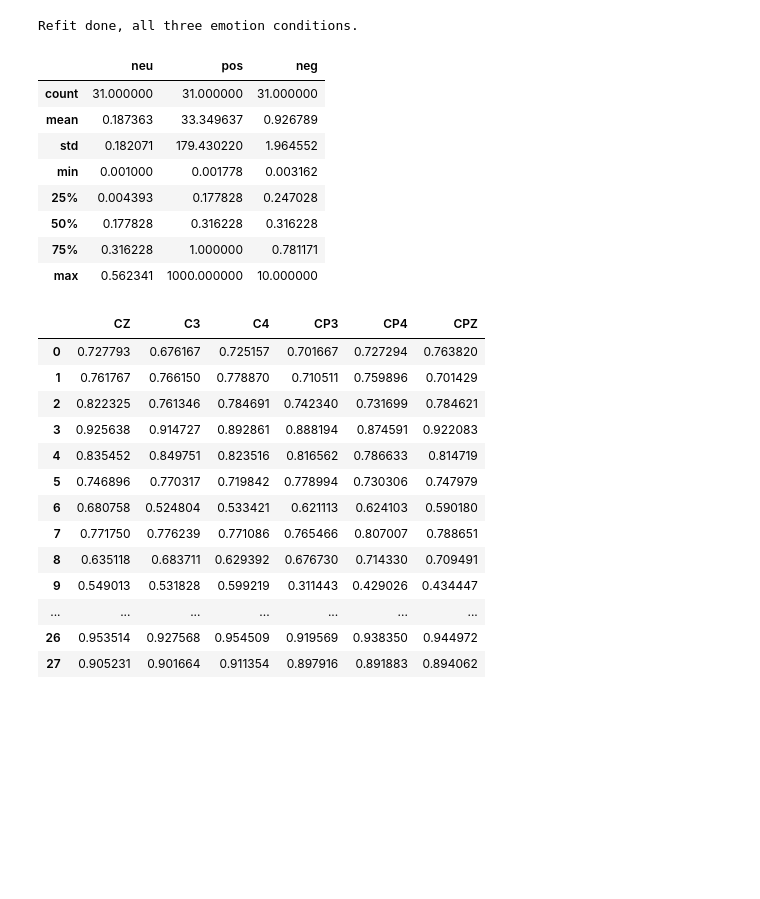
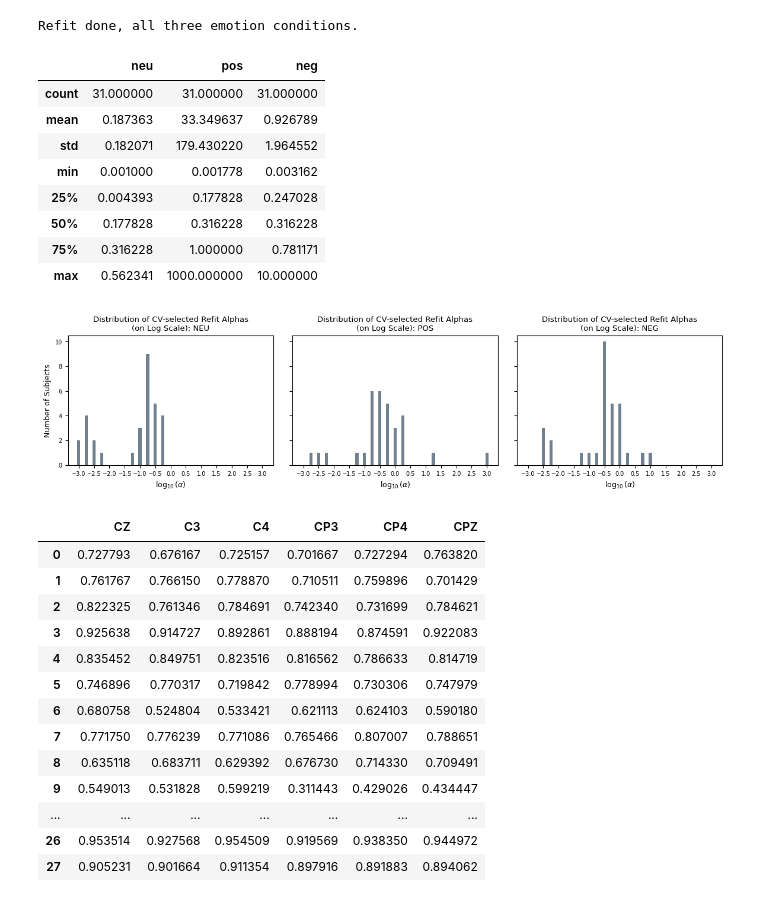
Before and after one commit to amandalin047/Updating_rERP_2023, a Jupyter notebook: deconvolution/deconv_v4.ipynb, the cells around one changed output. Drawn from its saved outputs; the diff is of its cells as text; code cells hidden in the pictures; blank space fills up the shorter version.

```diff
--- a/deconvolution/deconv_v4.ipynb
+++ b/deconvolution/deconv_v4.ipynb
@@ -736,20 +777,40 @@ for j in range(arr_of_epochs_with_emo.shape[1]):
 print("Refit done, all three emotion conditions.")
 # %% [output]
 Refit done, all three emotion conditions.
-# %%
-inspect_refit_alphas = pd.DataFrame({emo: [float(obj.refit_alpha) for obj in refit_with_emo[emo][1]]
-                                                                  for emo in emotions})
-display(inspect_refit_alphas.describe())
-# %% [output]
-|  | neu | pos | neg |
-| count | 31.000000 | 31.000000 | 31.000000 |
-| mean | 0.187363 | 33.349637 | 0.926789 |
-| std | 0.182071 | 179.430220 | 1.964552 |
-| min | 0.001000 | 0.001778 | 0.003162 |
-| 25% | 0.004393 | 0.177828 | 0.247028 |
-| 50% | 0.177828 | 0.316228 | 0.316228 |
-| 75% | 0.316228 | 1.000000 | 0.781171 |
-| max | 0.562341 | 1000.000000 | 10.000000 |
+# %%
+inspect_refit_alphas = pd.DataFrame({emo: [float(obj.refit_alpha) for obj in refit_with_emo[emo][1]]
+                                                                  for emo in emotions})
+display(inspect_refit_alphas.describe())
+
+alpha_counts_dict = [dict(inspect_refit_alphas[emo].value_counts()) for emo in emotions]
+alpha_counts_dict = [{np.log10(k): int(v) for k, v in d.items()} for d in alpha_counts_dict]
+to_merge = [{k: 0 for k in np.log10(alpha_range) if k not in d} for d in alpha_counts_dict]
+alpha_counts_dict = [pd.Series((d | m)).sort_index() for d, m in zip(alpha_counts_dict, to_merge)]
+
+fig, axes = plt.subplots(1, 3, figsize=(12, 3.5), sharey=True, sharex=True)
+for ax, d, emo in zip(axes, alpha_counts_dict, emotions):
+    ax.bar(d.index,
+           d.values,
+           color="slategrey",
+           width=0.1)
+    ax.set_xlabel(r"$\log_{10}(\alpha)$", fontsize=9.0)
+    ax.tick_params(axis="both", which="major", labelsize=7.0)
+    ax.set_title(f"Distribution of CV-selected Refit Alphas\n(on Log Scale): {emo.upper()}", fontsize=9.5)
+    ax.set_xticks(np.arange(-3, 3.1, 0.5))
+    ax.yaxis.set_major_locator(MaxNLocator(integer=True))
+axes[0].set_ylabel("Number of Subjects", fontsize=9.0)
+fig.tight_layout(pad=2)
+# %% [output]
+|  | neu | pos | neg |
+| count | 31.000000 | 31.000000 | 31.000000 |
+| mean | 0.187363 | 33.349637 | 0.926789 |
+| std | 0.182071 | 179.430220 | 1.964552 |
+| min | 0.001000 | 0.001778 | 0.003162 |
+| 25% | 0.004393 | 0.177828 | 0.247028 |
+| 50% | 0.177828 | 0.316228 | 0.316228 |
+| 75% | 0.316228 | 1.000000 | 0.781171 |
+| max | 0.562341 | 1000.000000 | 10.000000 |
+[figure, added]
 # %%
 dfs = {emo: pd.DataFrame([obj.r2 for obj in refit_with_emo[emo][1]])
                                   for emo in emotions}
```
Also changed, not shown: parts of 2 cells of this notebook, 1 other file.
